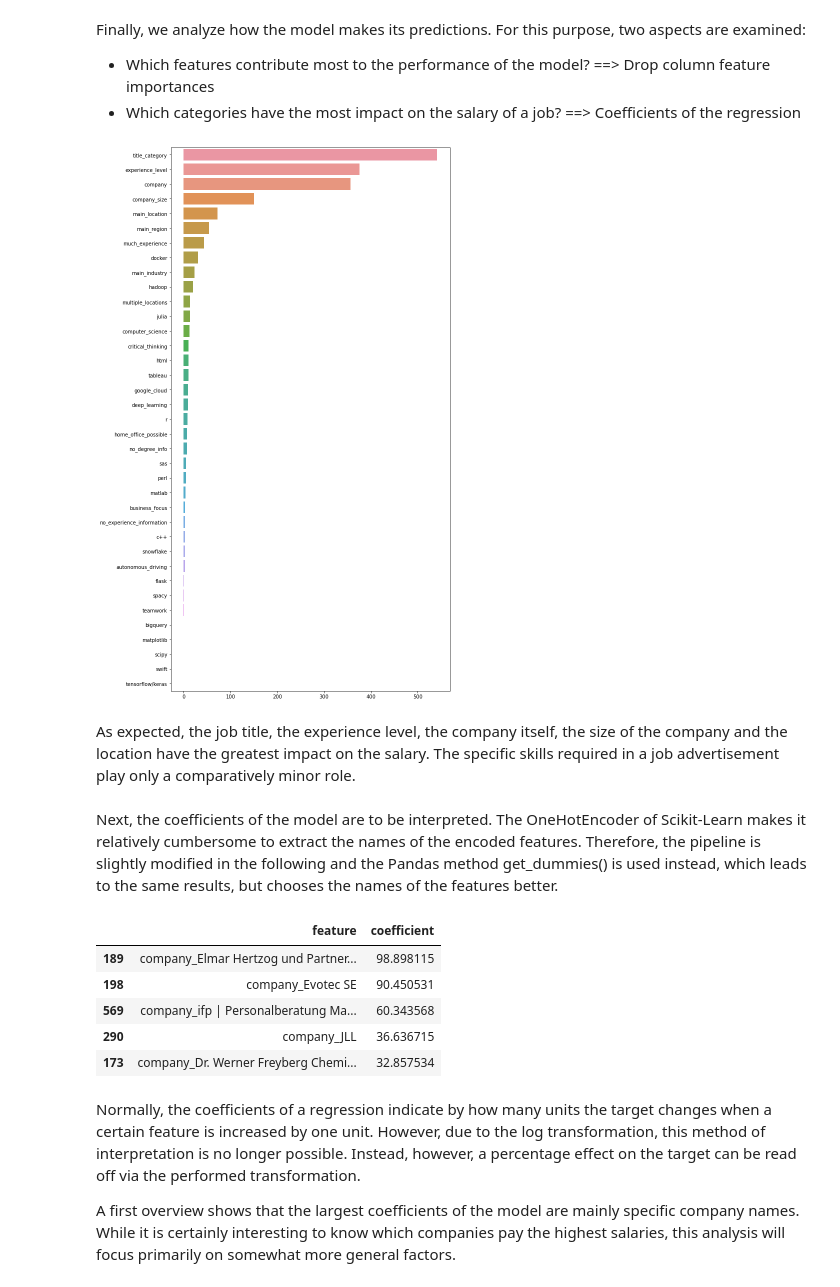
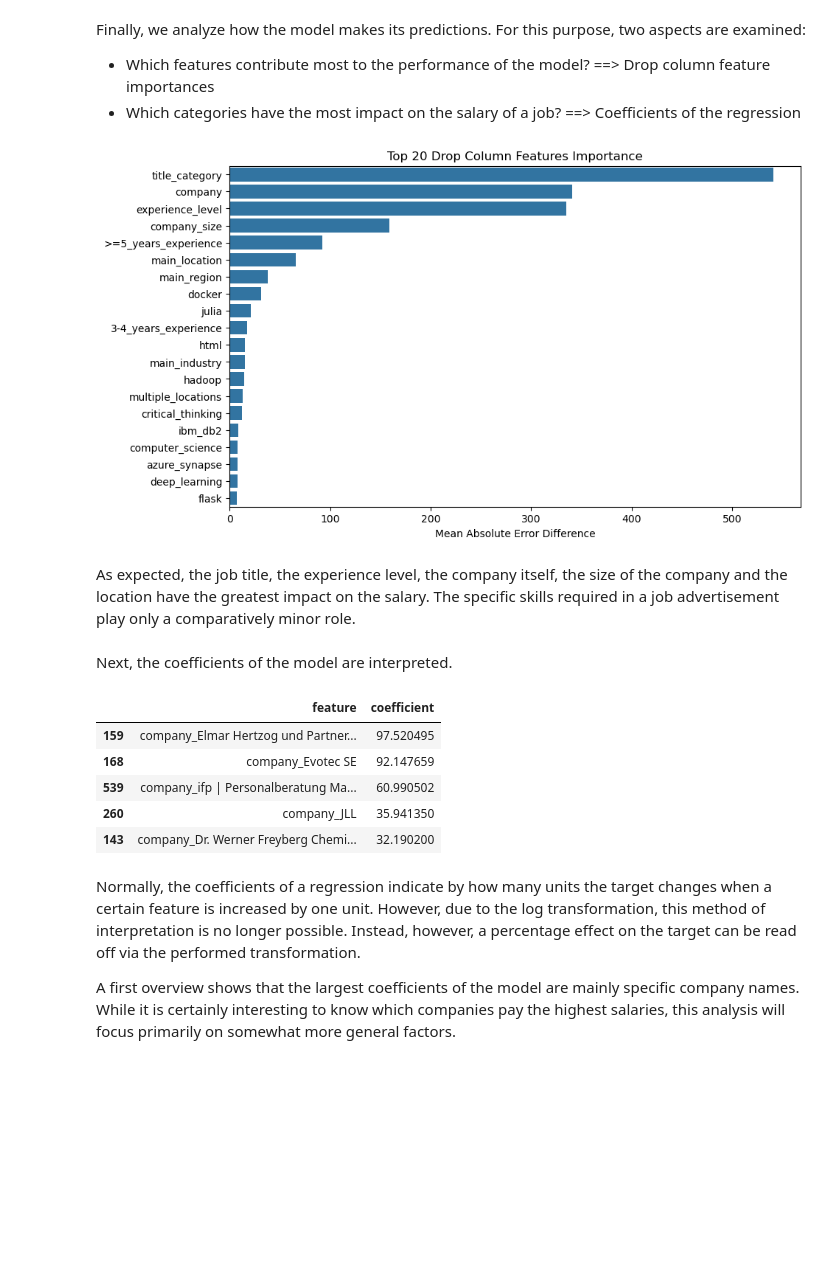
Before and after one commit to Joachim93/Data-Science-Job-Analysis, a Jupyter notebook: notebooks/Modeling.ipynb, the cells around one changed output. Saved outputs shown, nothing was run; the diff lists cells and outputs as text; code cells hidden in the pictures; blank space fills up the shorter version.

```diff
--- a/notebooks/Modeling.ipynb
+++ b/notebooks/Modeling.ipynb
@@ -531,7 +585,12 @@ test score: 6729.632623378018
 # %%
 onehot_encoding = Pipeline([
     ("imputer", SimpleImputer(strategy="constant", fill_value="missing_value")),
-    ("ohe", OneHotEncoder(handle_unknown="ignore"))
+    ("ohe", OneHotEncoder(handle_unknown="ignore", drop="if_binary"))
+])
+
+target_encoding = Pipeline([
+    ("te", TargetEncoder()),
+    ("scaler", StandardScaler())
 ])
 
 pipe = Pipeline([
@@ -548,8 +607,8 @@ param_grid = [{"encoder": [onehot_encoding],
                "model__min_split_gain": np.arange(0, 10, 1),
                "model__reg_lambda": np.arange(0, 10, 1),
                "model__max_depth": np.arange(5, 20, 2)},
-              {"encoder": [TargetEncoder()],
-               "encoder__smoothing": [0.1, 0.5, 1.0, 5.0, 10., 20.],
+              {"encoder": [target_encoding],
+               "encoder__te__smoothing": [0.1, 0.5, 1.0, 5.0, 10., 20.],
                "model__colsample_bytree": np.arange(0.1, 1, 0.1),
                "model__subsample": np.arange(0.1, 1, 0.1),
                "model__learning_rate": np.arange(0.01, 0.1, 0.01),
@@ -595,7 +674,7 @@ X2 = X.copy()
 
 pipe = Pipeline([
     ("imputer", SimpleImputer(strategy="constant", fill_value="missing_value")),
-    ("encoder", OneHotEncoder(handle_unknown="ignore")),
+    ("encoder", OneHotEncoder(handle_unknown="ignore", drop="if_binary")),
     ("model", TransformedTargetRegressor(Lasso(alpha=0.00019), func=np.log, inverse_func=np.exp))
 ])
 
@@ -682,12 +761,17 @@ The results show that the lowest error is achieved with 37 features, which is wh
 # %% [markdown]
 Finally, a second round of hyperparameter tuning is performed, since it is possible that the model can also get by with less regularization after feature selection.
 # %%
-selected = results_selection.loc[58:, "last_features"].tolist()
+selected = results_selection.loc[results_selection["scores"].idxmin():, "last_features"].tolist()
 cols = [col for col in X.columns if col in selected ]
 
 onehot_encoding = Pipeline([
     ("imputer", SimpleImputer(strategy="constant", fill_value="missing_value")),
-    ("ohe", OneHotEncoder(handle_unknown="ignore"))
+    ("ohe", OneHotEncoder(handle_unknown="ignore", drop="if_binary"))
+])
+
+target_encoding = Pipeline([
+    ("te", TargetEncoder()),
+    ("scaler", StandardScaler())
 ])
 
 pipe = Pipeline([
@@ -698,8 +782,8 @@ pipe = Pipeline([
 param_grid = [{"encoder": [onehot_encoding],
                "encoder__ohe__min_frequency": list(range(1, 10)),
                "model__regressor__alpha": np.arange(1e-5, 1e-3, 1e-5)},
-              {"encoder": [TargetEncoder()],
-               "encoder__smoothing": [0.1, 0.5, 1.0, 5.0, 10., 20.],
+              {"encoder": [target_encoding],
+               "encoder__te__smoothing": [0.1, 0.5, 1.0, 5.0, 10., 20.],
                "model__regressor__alpha": np.arange(1e-5, 1e-3, 1e-5)}]
 
 search = RandomizedSearchCV(pipe, param_grid, n_iter=200, scoring="neg_mean_absolute_error", return_train_score=True, n_jobs=-1, random_state=0)
@@ -726,7 +810,7 @@ y_test = df_test["average_salary"]
 
 pipe = Pipeline([
     ("imputer", SimpleImputer(strategy="constant", fill_value="missing_value")),
-    ("encoder", OneHotEncoder(handle_unknown="ignore")),
+    ("encoder", OneHotEncoder(handle_unknown="ignore", drop="if_binary")),
     ("model", TransformedTargetRegressor(Lasso(alpha=0.00015), func=np.log, inverse_func=np.exp))
 ])
 
@@ -749,58 +839,65 @@ Finally, we analyze how the model makes its predictions. For this purpose, two a
 # %%
 X2 = X[cols].copy()
 
 pipe = Pipeline([
     ("imputer", SimpleImputer(strategy="constant", fill_value="missing_value")),
     ("encoder", OneHotEncoder(handle_unknown="ignore")),
     ("model", TransformedTargetRegressor(Lasso(alpha=0.00015), func=np.log, inverse_func=np.exp))
 ])
 
 kfold = KFold(5)
 diffs = defaultdict(list)
 for train_idx, val_idx in kfold.split(X2):
     X_train = X2.iloc[train_idx]
     X_val = X2.iloc[val_idx]
     y_train = y.iloc[train_idx]
     y_val = y.iloc[val_idx]
 
     pipe.fit(X_train, y_train)
     preds = pipe.predict(X_val)
     baseline = mean_absolute_error(y_val, preds)
 
     for col in X2.columns:
         pipe.fit(X_train.drop(col, axis=1), y_train)
         preds = pipe.predict(X_val.drop(col, axis=1))
         mae = mean_absolute_error(y_val, preds)
         diffs[col].append(mae-baseline)
 
 importances = pd.DataFrame(diffs).T.mean(axis=1).sort_values(ascending=False)
-plt.figure(figsize=(10, 20))
-sns.barplot(importances.values, importances.index);
+
+plt.figure(figsize=(10, 6))
+sns.barplot(x=importances.values[:20], y=importances.index[:20])
+plt.title("Top 20 Drop Column Features Importance")
+plt.ylabel("")
+plt.xlabel("Mean Absolute Error Difference");
 # %% [output]
-[figure, old version]
+[figure, new version]
 # %% [markdown]
 As expected, the job title, the experience level, the company itself, the size of the company and the location have the greatest impact on the salary. The specific skills required in a job advertisement play only a comparatively minor role.
 # %% [markdown]
-Next, the coefficients of the model are to be interpreted. The OneHotEncoder of Scikit-Learn makes it relatively cumbersome to extract the names of the encoded features. Therefore, the pipeline is slightly modified in the following and the Pandas method get_dummies() is used instead, which leads to the same results, but chooses the names of the features better.
+Next, the coefficients of the model are interpreted.
 # %%
-# binary features should not be encoded into two columns
-X_train = X[cols].apply(lambda x: x.astype("int") if x.dtype == bool else x)
-X_train = X_train.fillna("missing_value")
-X_train = pd.get_dummies(X_train)
-X_train.shape
-model = TransformedTargetRegressor(Lasso(alpha=0.00015), func=np.log, inverse_func=np.exp)
-model.fit(X_train, y)
+imputer = SimpleImputer(strategy="constant", fill_value="missing_value")
+imputer.set_output(transform="pandas")
 
-coefficients = (np.exp(model.regressor_.coef_)-1)*100
-importances = pd.DataFrame({"feature": X_train.columns, "coefficient": coefficients})
+pipe = Pipeline([
+    ("imputer", imputer),
+    ("encoder", OneHotEncoder(handle_unknown="ignore", drop="if_binary")),
+    ("model", TransformedTargetRegressor(Lasso(alpha=0.00015), func=np.log, inverse_func=np.exp))
+])
+
+pipe.fit(X[cols], y)
+
+coefficients = (np.exp(pipe["model"].regressor_.coef_)-1)*100
+importances = pd.DataFrame({"feature": pipe["encoder"].get_feature_names_out(), "coefficient": coefficients})
 importances.sort_values("coefficient", ascending=False, key=lambda x: np.abs(x)).head()
 # %% [output]
 |  | feature | coefficient |
-| 189 | company_Elmar Hertzog und Partner... | 98.898115 |
-| 198 | company_Evotec SE | 90.450531 |
-| 569 | company_ifp | Personalberatung Ma... | 60.343568 |
-| 290 | company_JLL | 36.636715 |
-| 173 | company_Dr. Werner Freyberg Chemi... | 32.857534 |
+| 159 | company_Elmar Hertzog und Partner... | 97.520495 |
+| 168 | company_Evotec SE | 92.147659 |
+| 539 | company_ifp | Personalberatung Ma... | 60.990502 |
+| 260 | company_JLL | 35.941350 |
+| 143 | company_Dr. Werner Freyberg Chemi... | 32.190200 |
 # %% [markdown]
 Normally, the coefficients of a regression indicate by how many units the target changes when a certain feature is increased by one unit. However, due to the log transformation, this method of interpretation is no longer possible. Instead, however, a percentage effect on the target can be read off via the performed transformation.
 
```
Also changed, not shown: parts of 35 cells of this notebook, 1 other file.
